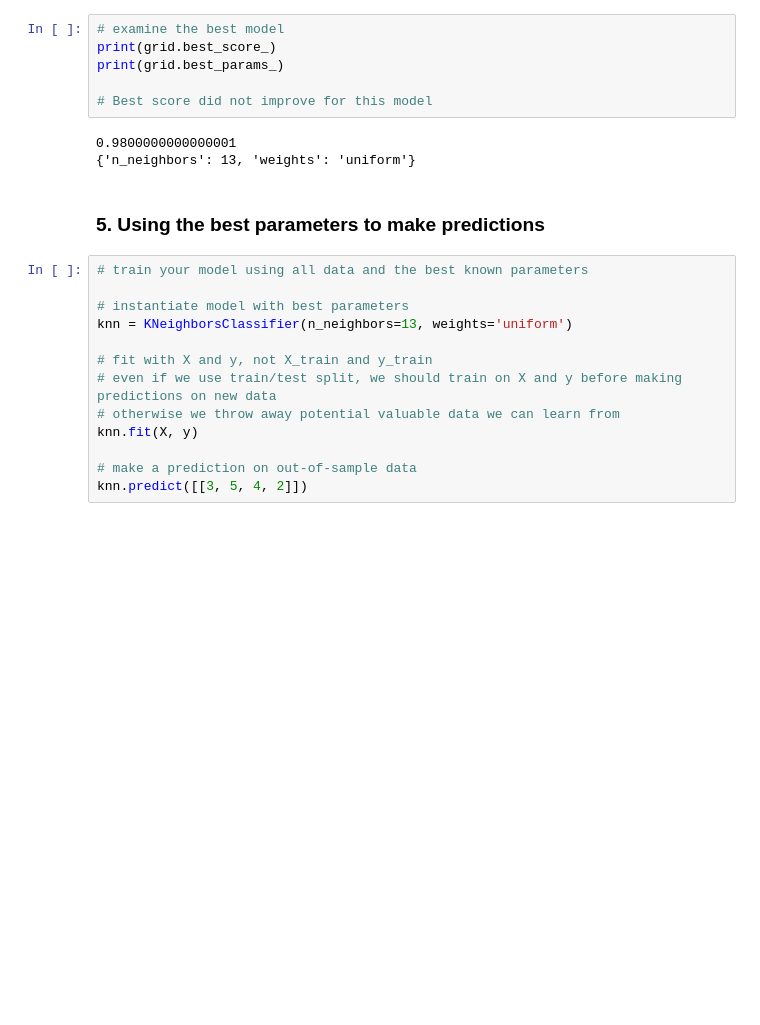
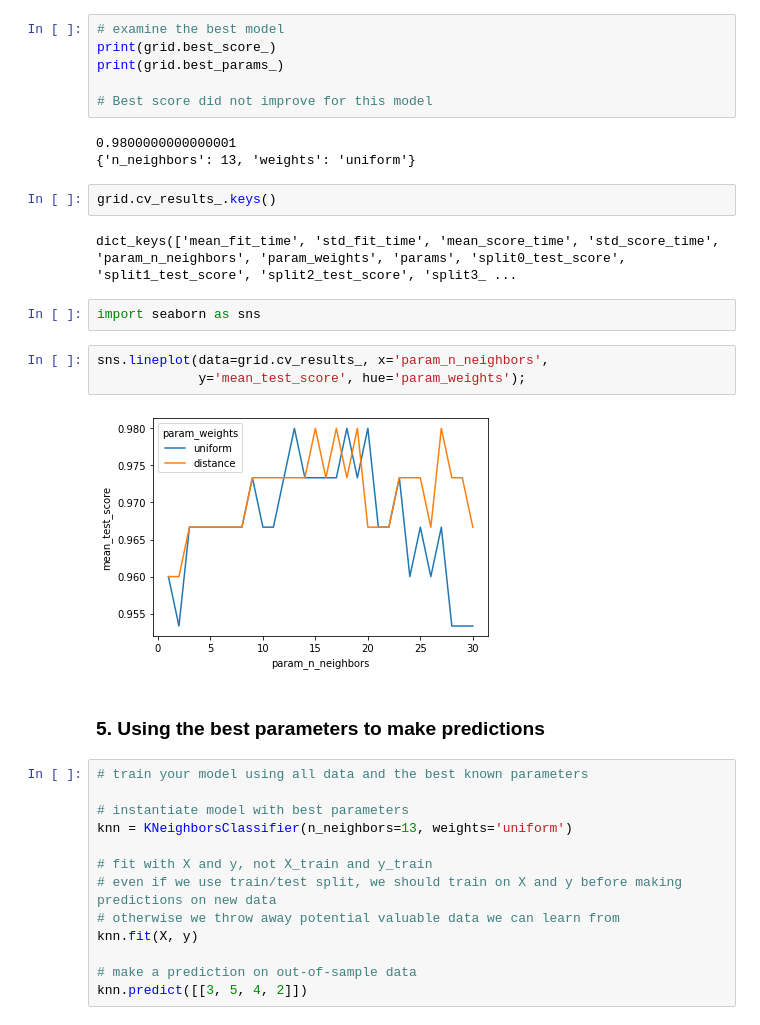
Before and after one commit to ilyaaaaaaaa/-Data_Analysis_HSE-UoL_IR.github.io, a Jupyter notebook: sems/sem10/10-2_grid_search.ipynb, the cells around one changed output. Drawn from its saved outputs; the diff is of its cells as text; blank space fills up the shorter version.

```diff
--- a/sems/sem10/10-2_grid_search.ipynb
+++ b/sems/sem10/10-2_grid_search.ipynb
@@ -284,6 +297,17 @@ print(grid.best_params_)
 # %% [output]
 0.9800000000000001
 {'n_neighbors': 13, 'weights': 'uniform'}
+# %%
+grid.cv_results_.keys()
+# %% [output]
+dict_keys(['mean_fit_time', 'std_fit_time', 'mean_score_time', 'std_score_time', 'param_n_neighbors', 'param_weights', 'params', 'split0_test_score', 'split1_test_score', 'split2_test_score', 'split3_ ...
+# %%
+import seaborn as sns
+# %%
+sns.lineplot(data=grid.cv_results_, x='param_n_neighbors',
+             y='mean_test_score', hue='param_weights');
+# %% [output]
+[figure, added]
 # %% [markdown]
 ### 5. Using the best parameters to make predictions
 # %%
```
Also changed, not shown: parts of 8 cells of this notebook, 3 other files.
